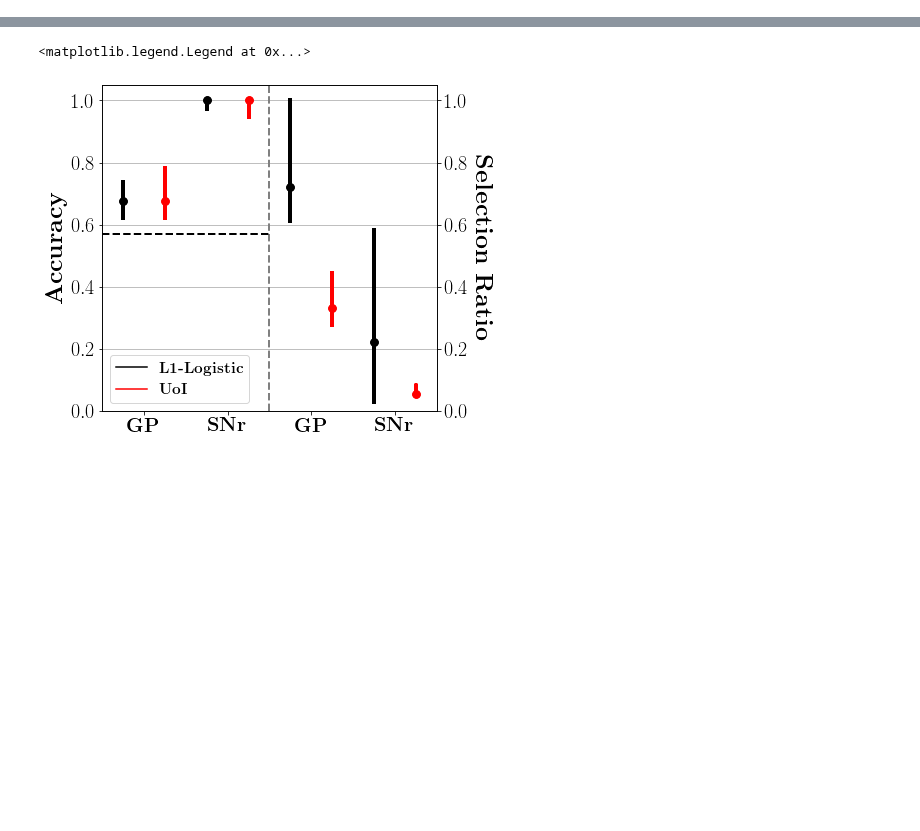
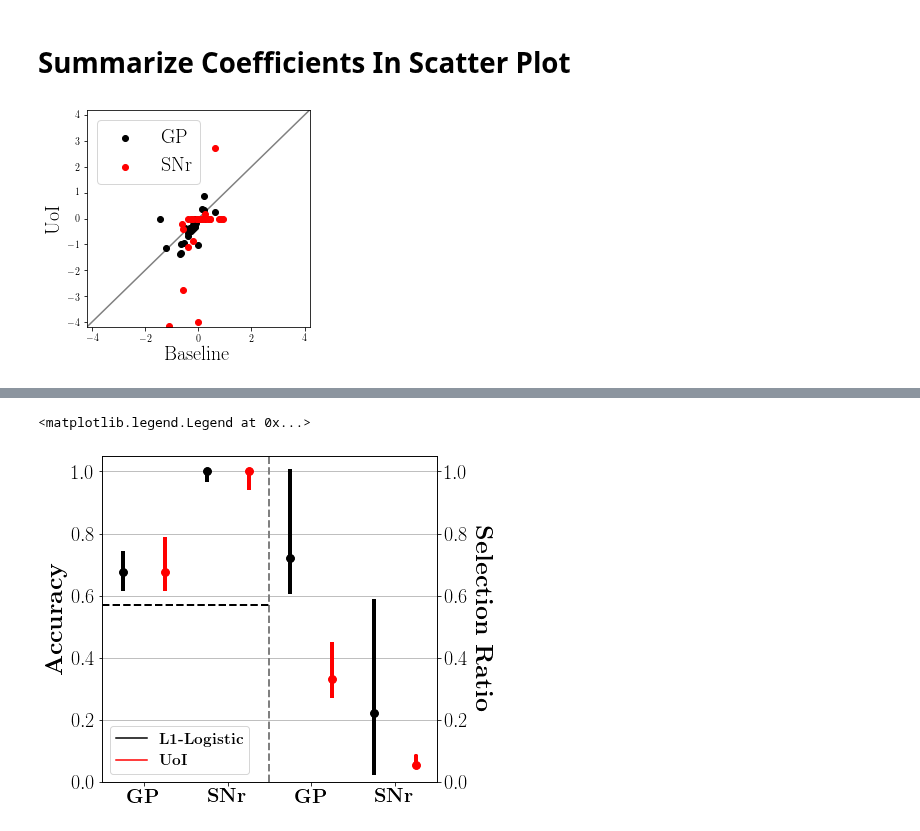
Before and after one commit to BouchardLab/neuroinference, a Jupyter notebook: notebooks/classification/bg_analysis.ipynb, the cells around one changed output, grey strips where cells are left out. Saved outputs shown, nothing was run; the diff lists cells and outputs as text; code cells hidden in the pictures; blank space fills up the shorter version.

```diff
--- a/notebooks/classification/bg_analysis.ipynb
+++ b/notebooks/classification/bg_analysis.ipynb
@@ -92,0 +97,20 @@ plt.savefig('figure7_gp.pdf', bbox_inches='tight')
+# %% [markdown]
+# Summarize Coefficients In Scatter Plot
+# %%
+fig, ax = plt.subplots(1, 1, figsize=(4, 4))
+
+ax.scatter(baseline_coefs[0],
+           uoi_coefs[0], color='k', label='GP')
+
+ax.scatter(baseline_coefs[1],
+           uoi_coefs[1], color='r', label='SNr')
+
+ax.set_xlim([-4.2, 4.2])
+ax.set_ylim([-4.2, 4.2])
+ax.set_xlabel('Baseline', fontsize=20)
+ax.set_ylabel('UoI', fontsize=20)
+ax.plot(ax.get_xlim(), ax.get_ylim(), color='gray', zorder=-1)
+ax.legend(loc=2, prop={'size': 20})
+plt.savefig('bg_coefs2.pdf', bbox_inches='tight')
+# %% [output]
+[figure, added]
```
Also changed, not shown: parts of 11 cells of this notebook.
